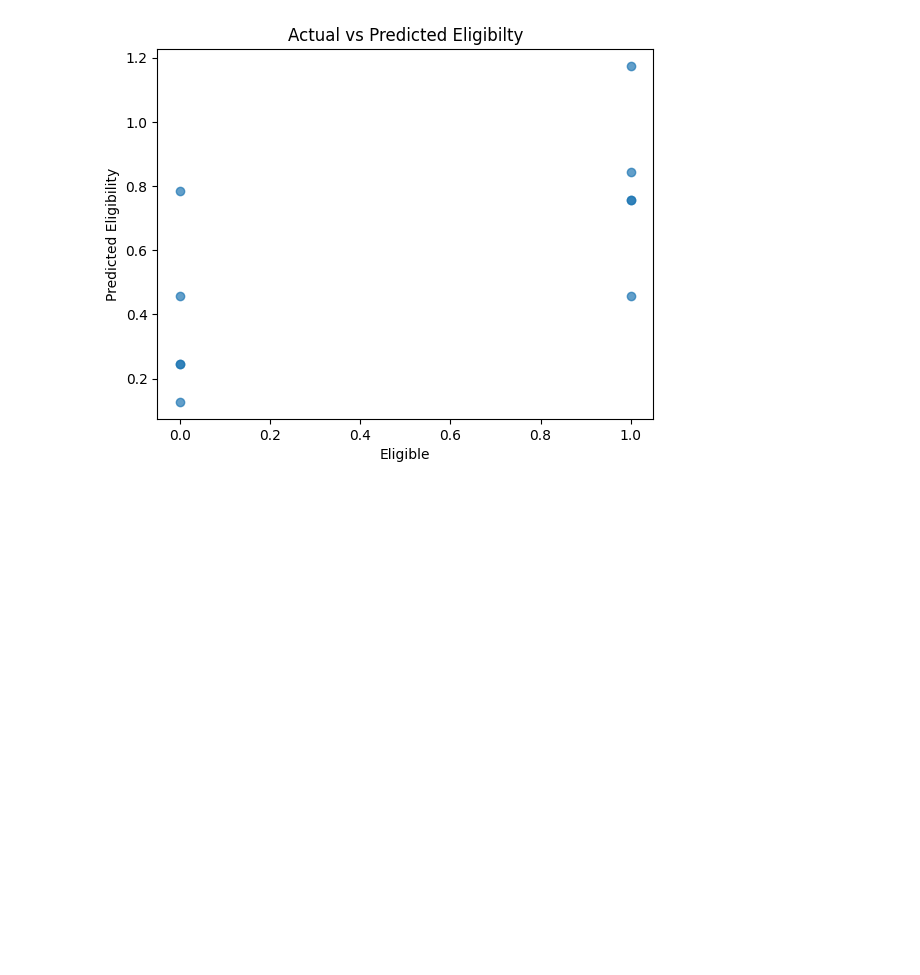
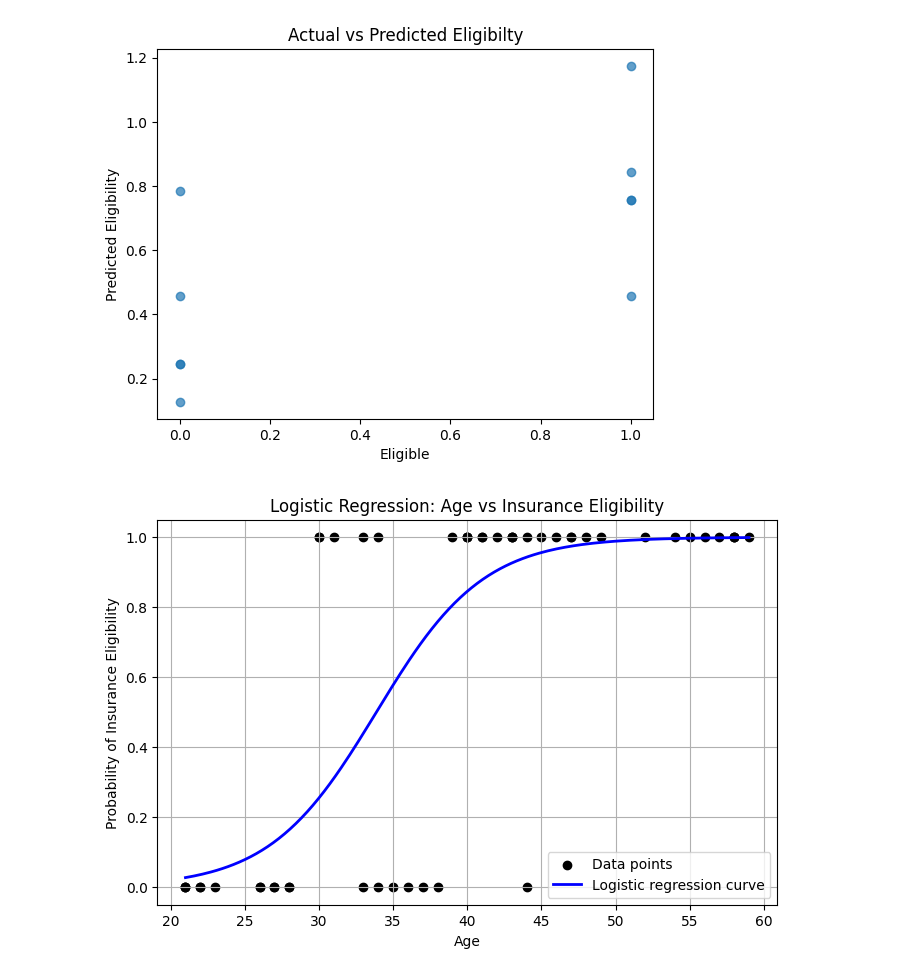
Before and after one commit to McLight-Note/Machine_Learning_Programming, a Jupyter notebook: employee_insurance_dataset.ipynb, the cells around one changed output. Drawn from its saved outputs; the diff is of its cells as text; code cells hidden in the pictures; blank space fills up the shorter version.

```diff
--- a/employee_insurance_dataset.ipynb
+++ b/employee_insurance_dataset.ipynb
@@ -66,14 +66,15 @@ Text(0.5, 1.0, 'Actual vs Predicted Eligibilty')
 [figure]
 # %%
 import numpy as np
-import matplotlib.pyplot as plt
-
-X_range = np.linspace(X["Monthly_Income_USD"].min(), X["Monthly_Income_USD"].max(), 300).reshape(-1, 1)
-y_prob = mod2.predict_proba(X_range)[:, 1]
-plt.scatter(X, y, color='black', label='Actual Data', alpha=0.6)
-plt.plot(X_range, y_prob, color='blue', linewidth=2, label='Logistic Regression Curve')
-plt.xlabel("Monthly Income (USD)")
-plt.ylabel("Probability of Owning a Car")
-plt.title("Logistic Regression: Income vs Car Ownership")
+X_test = np.linspace(X.min(), X.max(), 200).reshape(-1, 1)
+y_prob = mod2.predict_proba(X_test)[:, 1]
+plt.figure(figsize=(8,5))
+plt.scatter(X, y, color='black', label='Data points')
+plt.plot(X_test, y_prob, color='blue', linewidth=2, label='Logistic regression curve')
+plt.xlabel('Age')
+plt.ylabel('Probability of Insurance Eligibility')
+plt.title('Logistic Regression: Age vs Insurance Eligibility')
 plt.legend()
 plt.grid(True)
+# %% [output]
+[figure, added]
```
